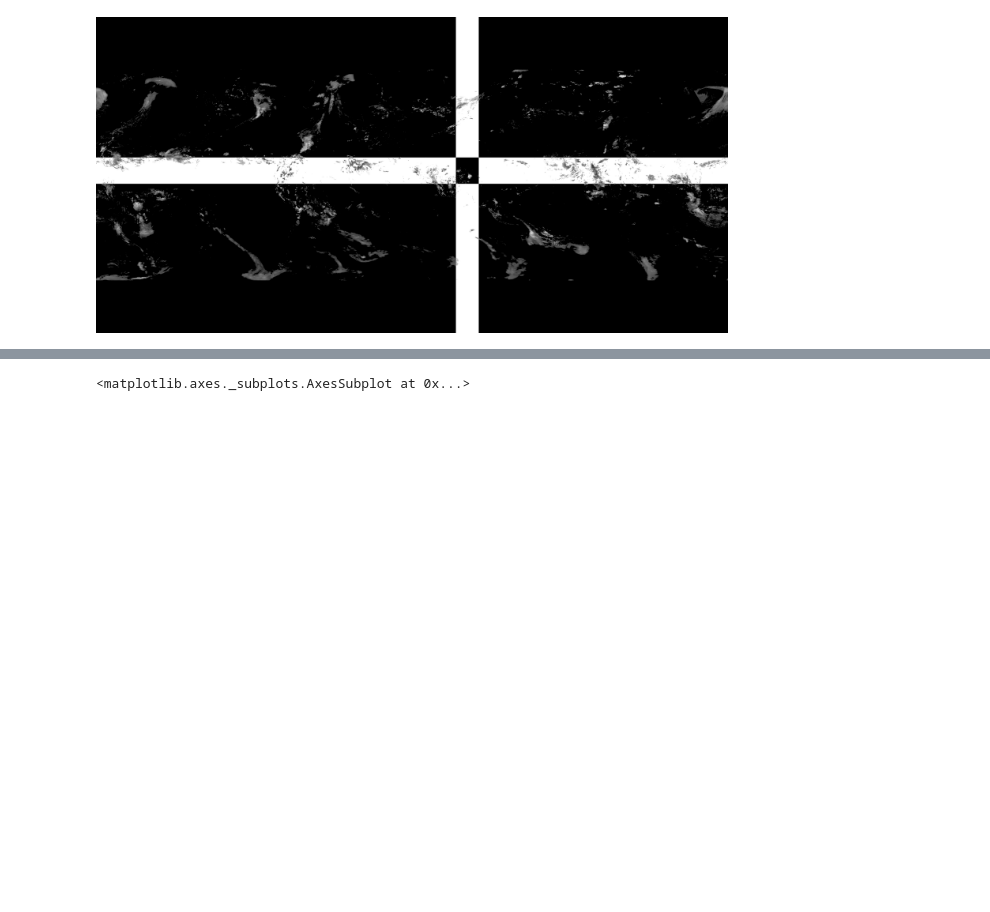
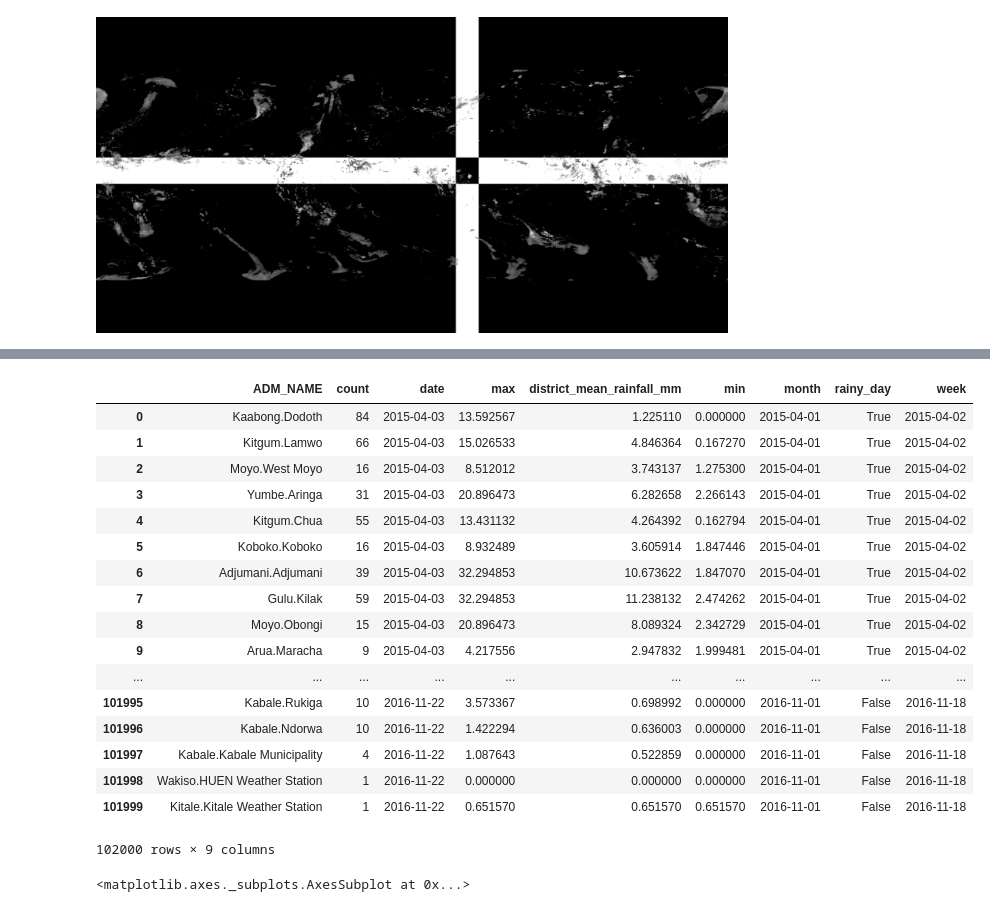
Before and after one commit to nathanathan/GPM-district-precipitation, a Jupyter notebook: uganda-district-precipitation.ipynb, the cells around one changed output, grey strips where cells are left out. Saved outputs shown, nothing was run; the diff lists cells and outputs as text; code cells hidden in the pictures; blank space fills up the shorter version.

Commit message:
rename district_mean_rainfall_mm

```diff
--- a/uganda-district-precipitation.ipynb
+++ b/uganda-district-precipitation.ipynb
@@ -281,14 +281,35 @@ WARNING: File does not exist:
 # %%
 # Convert timeseries to dataframe, add computed columns, and save pickled version.
 timeseries = pd.DataFrame(timeseries)
 timeseries['month'] = timeseries.date.map(lambda x: pd.datetime(x.year, x.month, 1))
 timeseries['week'] = timeseries.date.map(lambda x: pd.datetime(x.year, 1, 1) + pd.Timedelta(
         7 * int(
             (x - pd.datetime(x.year, 1, 1)).total_seconds() /
             (60 * 60 * 24 * 7)), 'D'))
+# Rename max/min and move up
+timeseries = timeseries.rename(columns={'mean': 'district_mean_rainfall_mm'})
 # Arbitrary threshold
-timeseries['rainy_day'] = timeseries['mean'] > 1.0
+timeseries['rainy_day'] = timeseries['district_mean_rainfall_mm'] > 1.0
 timeseries.to_pickle('GPM-timeseries-by-district-uganda.p')
+# %% [output]
+|  | ADM_NAME | count | date | max | district_mean_rainfall_mm | min | month | rainy_day | week |
+| 0 | Kaabong.Dodoth | 84 | 2015-04-03 | 13.592567 | 1.225110 | 0.000000 | 2015-04-01 | True | 2015-04-02 |
+| 1 | Kitgum.Lamwo | 66 | 2015-04-03 | 15.026533 | 4.846364 | 0.167270 | 2015-04-01 | True | 2015-04-02 |
+| 2 | Moyo.West Moyo | 16 | 2015-04-03 | 8.512012 | 3.743137 | 1.275300 | 2015-04-01 | True | 2015-04-02 |
+| 3 | Yumbe.Aringa | 31 | 2015-04-03 | 20.896473 | 6.282658 | 2.266143 | 2015-04-01 | True | 2015-04-02 |
+| 4 | Kitgum.Chua | 55 | 2015-04-03 | 13.431132 | 4.264392 | 0.162794 | 2015-04-01 | True | 2015-04-02 |
+| 5 | Koboko.Koboko | 16 | 2015-04-03 | 8.932489 | 3.605914 | 1.847446 | 2015-04-01 | True | 2015-04-02 |
+| 6 | Adjumani.Adjumani | 39 | 2015-04-03 | 32.294853 | 10.673622 | 1.847070 | 2015-04-01 | True | 2015-04-02 |
+| 7 | Gulu.Kilak | 59 | 2015-04-03 | 32.294853 | 11.238132 | 2.474262 | 2015-04-01 | True | 2015-04-02 |
+| 8 | Moyo.Obongi | 15 | 2015-04-03 | 20.896473 | 8.089324 | 2.342729 | 2015-04-01 | True | 2015-04-02 |
+| 9 | Arua.Maracha | 9 | 2015-04-03 | 4.217556 | 2.947832 | 1.999481 | 2015-04-01 | True | 2015-04-02 |
+| ... | ... | ... | ... | ... | ... | ... | ... | ... | ... |
+| 101995 | Kabale.Rukiga | 10 | 2016-11-22 | 3.573367 | 0.698992 | 0.000000 | 2016-11-01 | False | 2016-11-18 |
+| 101996 | Kabale.Ndorwa | 10 | 2016-11-22 | 1.422294 | 0.636003 | 0.000000 | 2016-11-01 | False | 2016-11-18 |
+| 101997 | Kabale.Kabale Municipality | 4 | 2016-11-22 | 1.087643 | 0.522859 | 0.000000 | 2016-11-01 | False | 2016-11-18 |
+| 101998 | Wakiso.HUEN Weather Station | 1 | 2016-11-22 | 0.000000 | 0.000000 | 0.000000 | 2016-11-01 | False | 2016-11-18 |
+| 101999 | Kitale.Kitale Weather Station | 1 | 2016-11-22 | 0.651570 | 0.651570 | 0.651570 | 2016-11-01 | False | 2016-11-18 |
+102000 rows × 9 columns
 # %%
 timeseries = pd.read_pickle('GPM-timeseries-by-district-uganda.p')
 # %%
```
Also changed, not shown: parts of 6 cells of this notebook, 1 other file.
